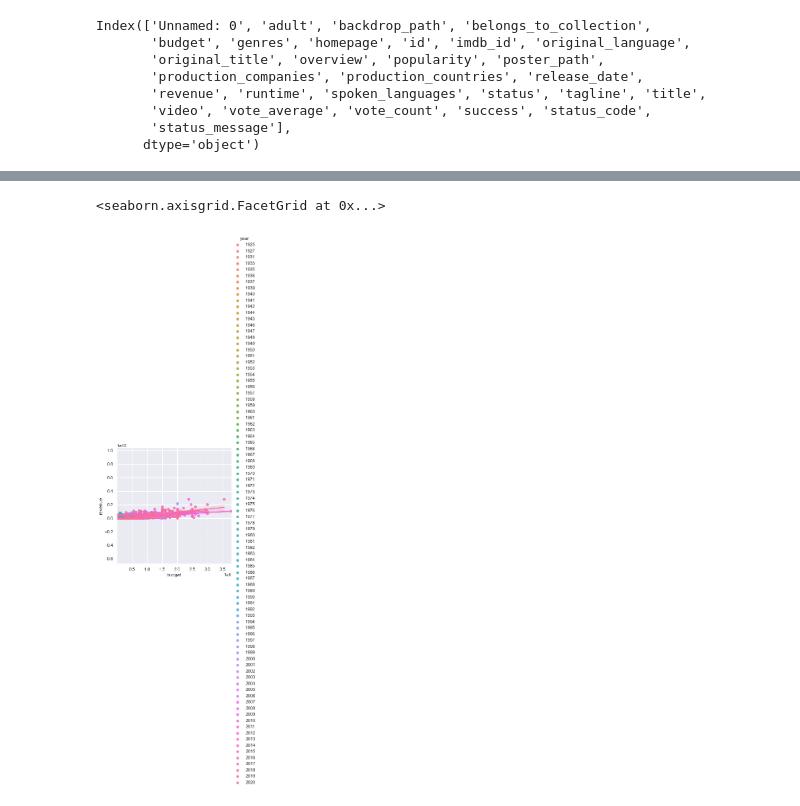
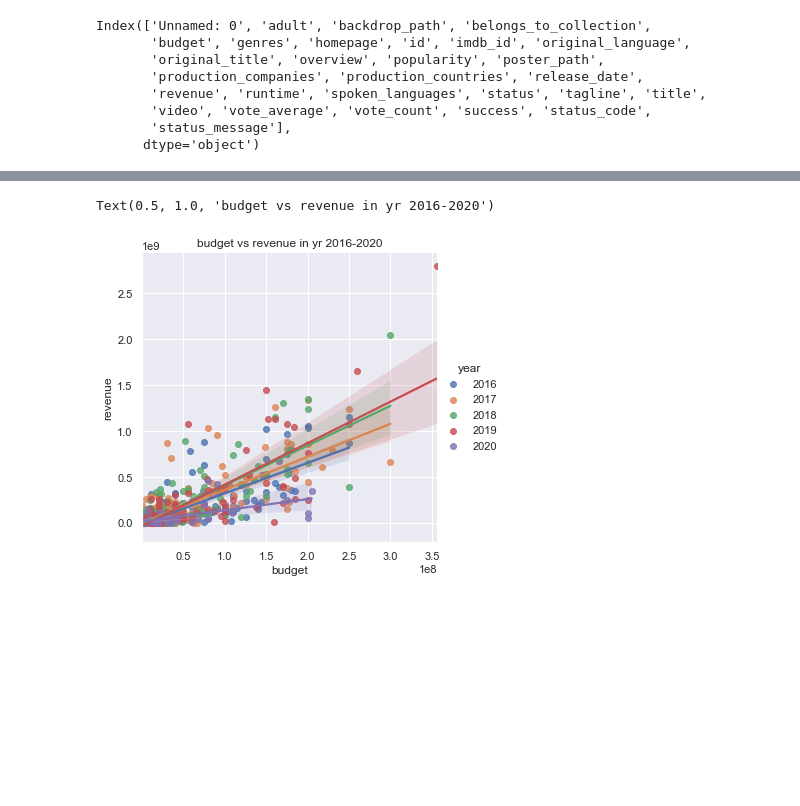
Before and after one commit to ghcn345/Data-Science-in-Film-Industry, a Jupyter notebook: student.ipynb, the cells around one changed output, grey strips where cells are left out. Drawn from its saved outputs; the diff is of its cells as text; code cells hidden in the pictures; blank space fills up the shorter version.

```diff
--- a/student.ipynb
+++ b/student.ipynb
@@ -126,6 +153,6 @@ dis
 # %%
 dfbr = df[(df['budget']!=0) & (df['revenue']!=0)]
-df5br = df[(df['budget']!=0) & (df['revenue']!=0)]
+df5br = df5[(df5['budget']!=0) & (df5['revenue']!=0)]
 # %%
 df.shape, df5.shape, dfbr.shape, df5br.shape
 # %% [output]
@@ -156,0 +160,4 @@ df5br.head()
+# %%
+df5br['year'] = df5br.release_date.str[:4]
+# %%
+df5br['profit'] = df5br.revenue-df5br.budget
@@ -164,3 +172,0 @@ sns.jointplot(x='budget', y='revenue', data=dfbr, kind="reg")
-# %%
-df5br.drop(columns='year', inplace=True)
-df5br['year'] = pd.Series(df5br.release_date.str[:4])
@@ -200,5 +173,6 @@ Name: year, dtype: object
 # %%
 sns.lmplot(x='budget', y='revenue',data=df5br, hue='year')
+plt.title('budget vs revenue in yr 2016-2020')
 # %% [output]
-<seaborn.axisgrid.FacetGrid at 0x...>
+Text(0.5, 1.0, 'budget vs revenue in yr 2016-2020')
-[figure, old version]
+[figure, new version]
```
Also changed, not shown: parts of 25 cells of this notebook.
